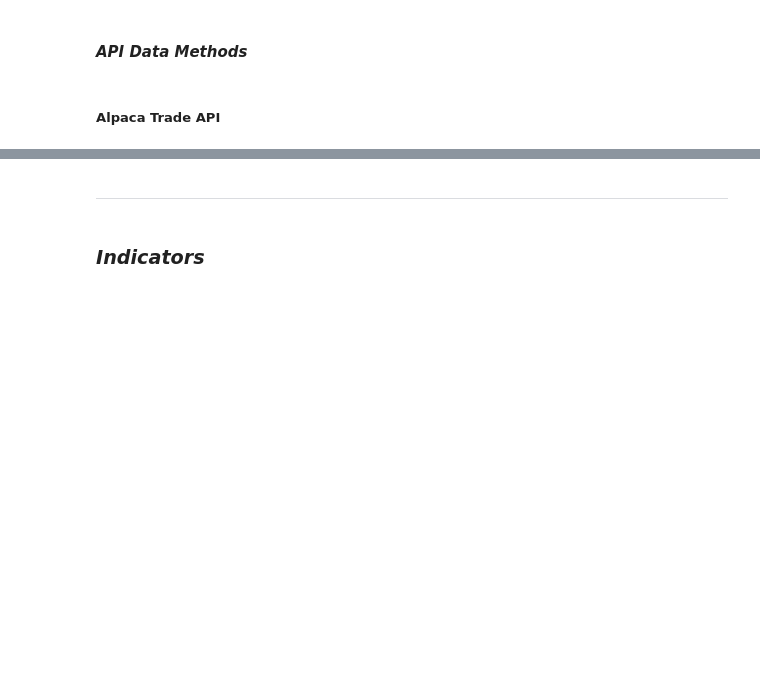
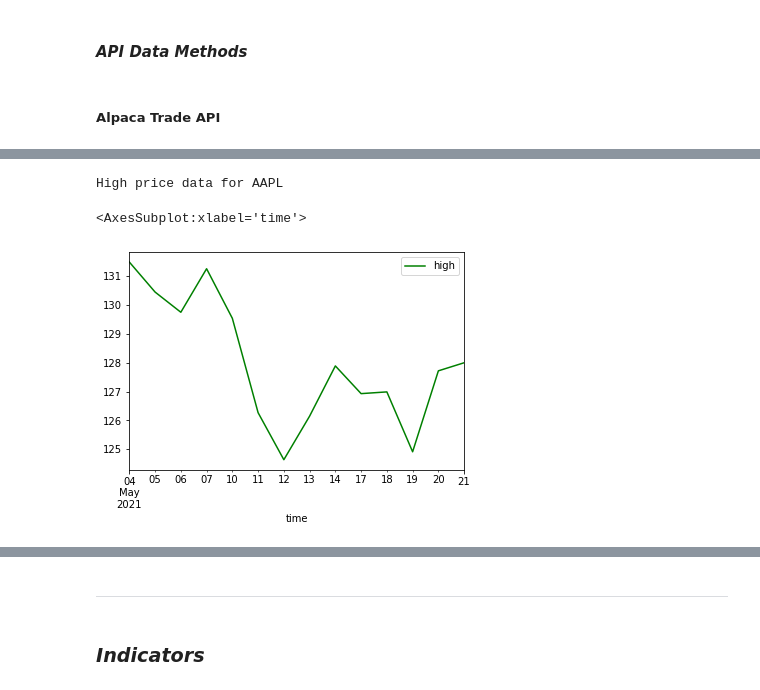
Before and after one commit to illyanyc/fin-tracker, a Jupyter notebook: technicals.ipynb, the cells around one changed output, grey strips where cells are left out. Saved outputs shown, nothing was run; the diff lists cells and outputs as text; code cells hidden in the pictures; blank space fills up the shorter version.

```diff
--- a/technicals.ipynb
+++ b/technicals.ipynb
@@ -112,0 +106,7 @@ stocks.close(ticker='AAPL')
+# %%
+print(f"High price data for {stocks.tickers()[0]}")
+stocks._high(ticker=stocks.tickers()[0]).tail(14).plot(color='green')
+# %% [output]
+High price data for AAPL
+<AxesSubplot:xlabel='time'>
+[figure, added]
```
Also changed, not shown: parts of 15 cells of this notebook, 4 other files.
